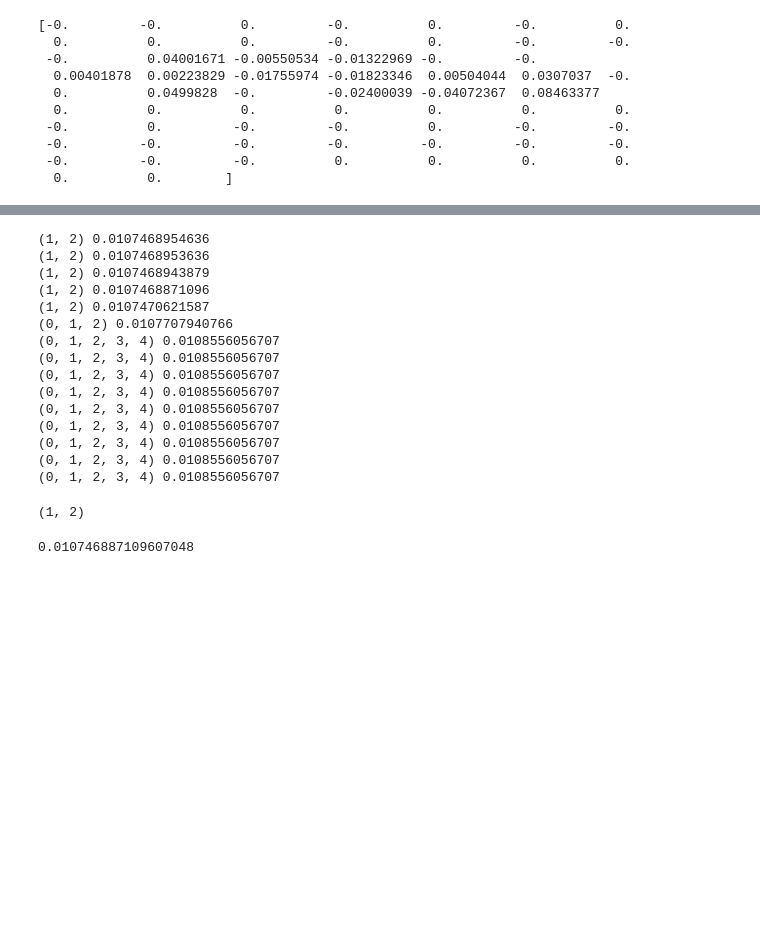
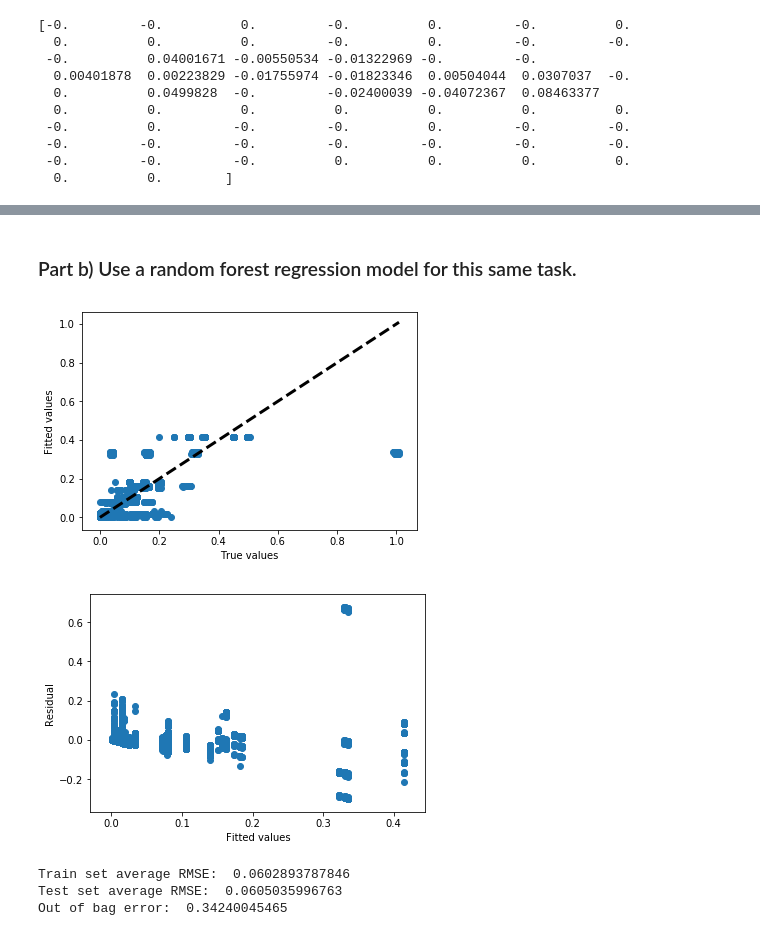
Before and after one commit to popo0293/EE219Project4, a Jupyter notebook: Project 4.ipynb, the cells around one changed output, grey strips where cells are left out. Saved outputs shown, nothing was run; the diff lists cells and outputs as text; code cells hidden in the pictures; blank space fills up the shorter version.

```diff
--- a/Project 4.ipynb
+++ b/Project 4.ipynb
@@ -126,12 +129,16 @@ featurematrix = np.stack(\
 y = np.float64(df['Size of Backup (GB)'].tolist()) #'Size of Backup (GB)'
 # %%
 from sklearn.model_selection import cross_validate
+
 def reportandplot(clt, X, y, verbose=True):
-    cv_results = cross_validate(basicregression, X, y, \
+    cv_results = cross_validate(clt, X, y, \
                 scoring='neg_mean_squared_error', cv=10, return_train_score=True)
 
-    train_rmse = np.mean(np.sqrt(-cv_results['train_score']))
-    test_rmse = np.mean(np.sqrt(-cv_results['test_score']))
+    train_mse = np.mean(-cv_results['train_score'])
+    test_mse = np.mean(-cv_results['test_score'])
+    ave_train_rmse = np.sqrt(train_mse)
+    ave_test_rmse = np.sqrt(test_mse)
+
 
     if verbose:
         clt.fit(X, y)
@@ -148,10 +155,10 @@ def reportandplot(clt, X, y, verbose=True):
         plt.ylabel('Residual')
         plt.show()
 
-        print("Train set average RMSE: ", train_rmse)
-        print("Test set average RMSE: ", test_rmse)
+        print("Train set average RMSE: ", ave_train_rmse)
+        print("Test set average RMSE: ", ave_test_rmse)
 
-    return [train_rmse, test_rmse]
+    return [ave_train_rmse, ave_test_rmse]
 # %% [markdown]
 #### i) Naive linear regression
 # %%
@@ -397,10 +401,0 @@ print(lassoregression.coef_)
-# %%
-from sklearn.linear_model import Ridge
-errorlist=[]
-comblist=[]
-for a in [10**num for num in range(-7,8)]:
-    parta5=Ridge(alpha=a)
-    comb, error=findbestcomb(parta5,featurematrix,y)
-    print (comb, error)
-    comblist.append(comb)
-    errorlist.append(error)
@@ -431,34 +402,17 @@ errorlist[np.argsort(errorlist)[0]]
-# %%
-from sklearn.linear_model import Lasso
-errorlist=[]
-comblist=[]
-for a in [10**num for num in range(-7,8)]:
-    parta5=Lasso(alpha=a)
-    comb, error=findbestcomb(parta5,featurematrix,y)
-    print (comb, error)
-    comblist.append(comb)
-    errorlist.append(error)
-# %% [output]
-(1, 2) 0.0107468954636
-(1, 2) 0.0107468953636
-(1, 2) 0.0107468943879
-(1, 2) 0.0107468871096
-(1, 2) 0.0107470621587
-(0, 1, 2) 0.0107707940766
-(0, 1, 2, 3, 4) 0.0108556056707
-(0, 1, 2, 3, 4) 0.0108556056707
-(0, 1, 2, 3, 4) 0.0108556056707
-(0, 1, 2, 3, 4) 0.0108556056707
-(0, 1, 2, 3, 4) 0.0108556056707
-(0, 1, 2, 3, 4) 0.0108556056707
-(0, 1, 2, 3, 4) 0.0108556056707
-(0, 1, 2, 3, 4) 0.0108556056707
-(0, 1, 2, 3, 4) 0.0108556056707
-# %%
-comblist[np.argsort(errorlist)[0]]
-# %% [output]
-(1, 2)
-# %%
-errorlist[np.argsort(errorlist)[0]]
-# %% [output]
-0.010746887109607048
+# %% [markdown]
+### Part b) Use a random forest regression model for this same task.
+# %%
+from sklearn.ensemble import RandomForestRegressor
+
+randomforest = RandomForestRegressor(n_estimators=20, \
+                                     max_features=5, max_depth=4, \
+                                     bootstrap=True, oob_score=True, n_jobs=1)
+
+[a,b]=reportandplot(randomforest, featurematrix, y)
+print("Out of bag error: ", 1-randomforest.oob_score_)
+# %% [output]
+[figure, added]
+[figure, added]
+Train set average RMSE:  0.0602893787846
+Test set average RMSE:  0.0605035996763
+Out of bag error:  0.34240045465
```
Also changed, not shown: parts of 11 cells of this notebook.
